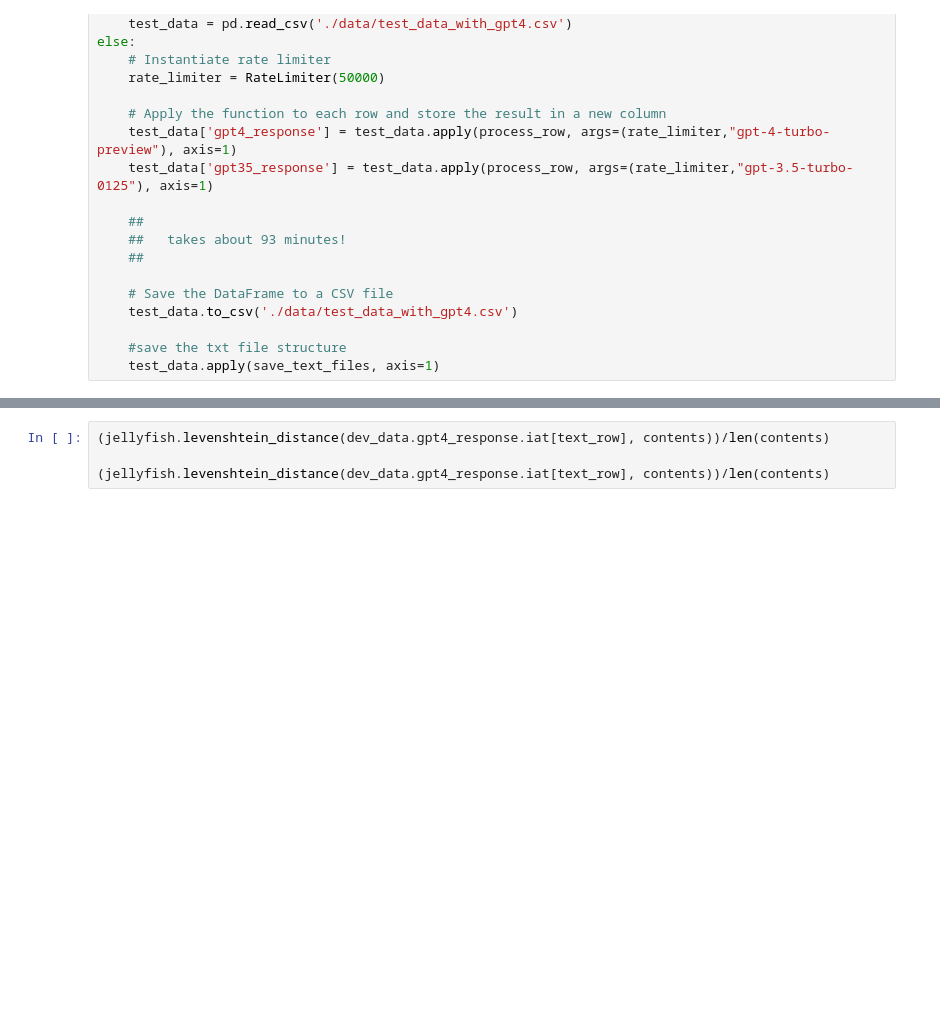
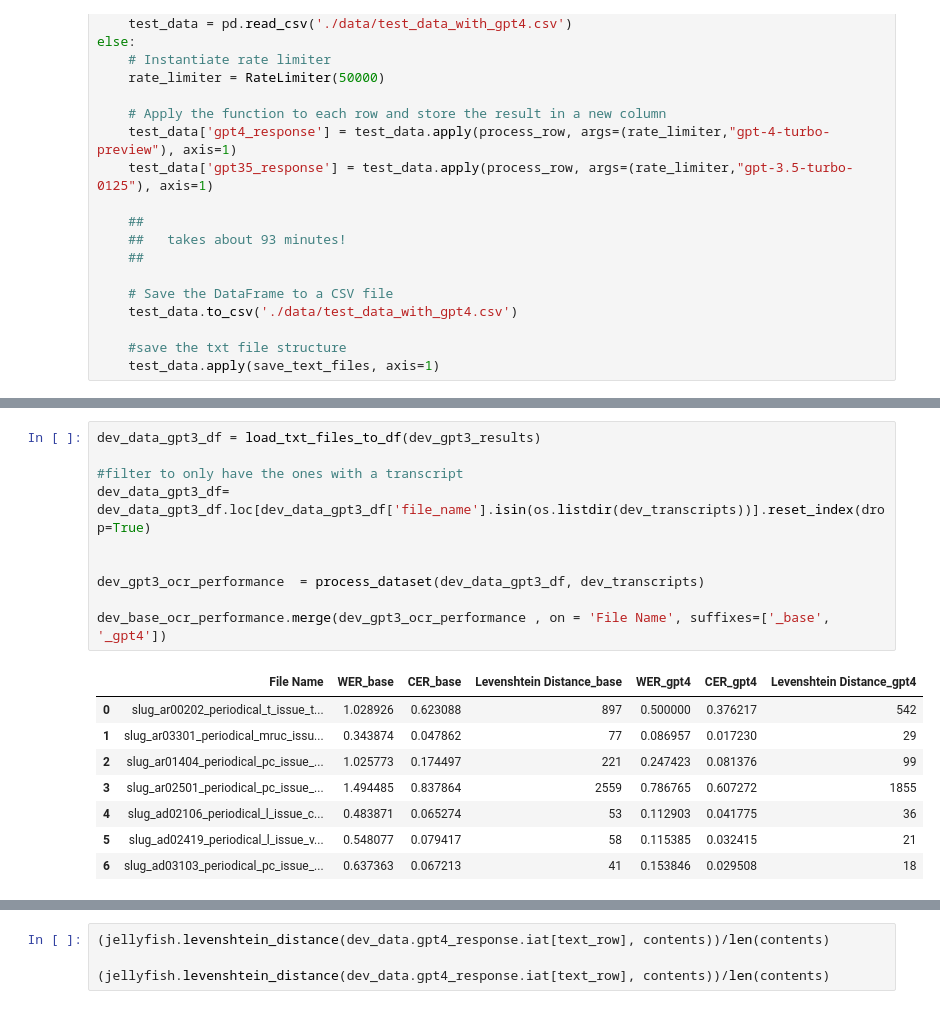
Before and after one commit to JonnoB/redigitalize, a Jupyter notebook: create_test_set.ipynb, the cells around one changed output, grey strips where cells are left out. Drawn from its saved outputs; the diff is of its cells as text; blank space fills up the shorter version.

```diff
--- a/create_test_set.ipynb
+++ b/create_test_set.ipynb
@@ -326,0 +580,19 @@ dev_data.at[5, 'content_html'].lower()
+# %%
+dev_data_gpt3_df = load_txt_files_to_df(dev_gpt3_results)
+
+#filter to only have the ones with a transcript
+dev_data_gpt3_df= dev_data_gpt3_df.loc[dev_data_gpt3_df['file_name'].isin(os.listdir(dev_transcripts))].reset_index(drop=True)
+
+
+dev_gpt3_ocr_performance  = process_dataset(dev_data_gpt3_df, dev_transcripts)
+
+dev_base_ocr_performance.merge(dev_gpt3_ocr_performance , on = 'File Name', suffixes=['_base', '_gpt4'])
+# %% [output]
+|  | File Name | WER_base | CER_base | Levenshtein Distance_base | WER_gpt4 | CER_gpt4 | Levenshtein Distance_gpt4 |
+| 0 | slug_ar00202_periodical_t_issue_t... | 1.028926 | 0.623088 | 897 | 0.500000 | 0.376217 | 542 |
+| 1 | slug_ar03301_periodical_mruc_issu... | 0.343874 | 0.047862 | 77 | 0.086957 | 0.017230 | 29 |
+| 2 | slug_ar01404_periodical_pc_issue_... | 1.025773 | 0.174497 | 221 | 0.247423 | 0.081376 | 99 |
+| 3 | slug_ar02501_periodical_pc_issue_... | 1.494485 | 0.837864 | 2559 | 0.786765 | 0.607272 | 1855 |
+| 4 | slug_ad02106_periodical_l_issue_c... | 0.483871 | 0.065274 | 53 | 0.112903 | 0.041775 | 36 |
+| 5 | slug_ad02419_periodical_l_issue_v... | 0.548077 | 0.079417 | 58 | 0.115385 | 0.032415 | 21 |
+| 6 | slug_ad03103_periodical_pc_issue_... | 0.637363 | 0.067213 | 41 | 0.153846 | 0.029508 | 18 |
```
Also changed, not shown: parts of 29 cells of this notebook, 2 other files.
